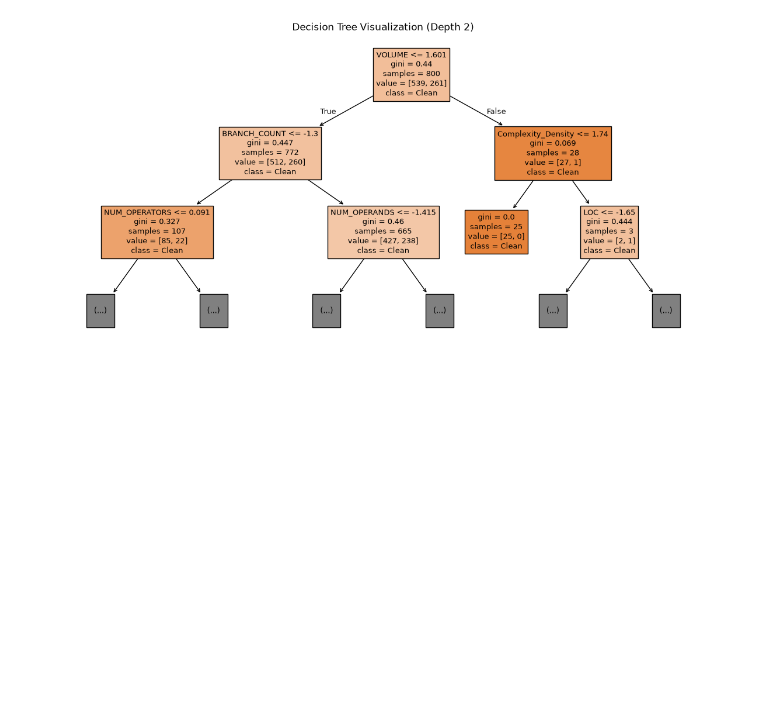
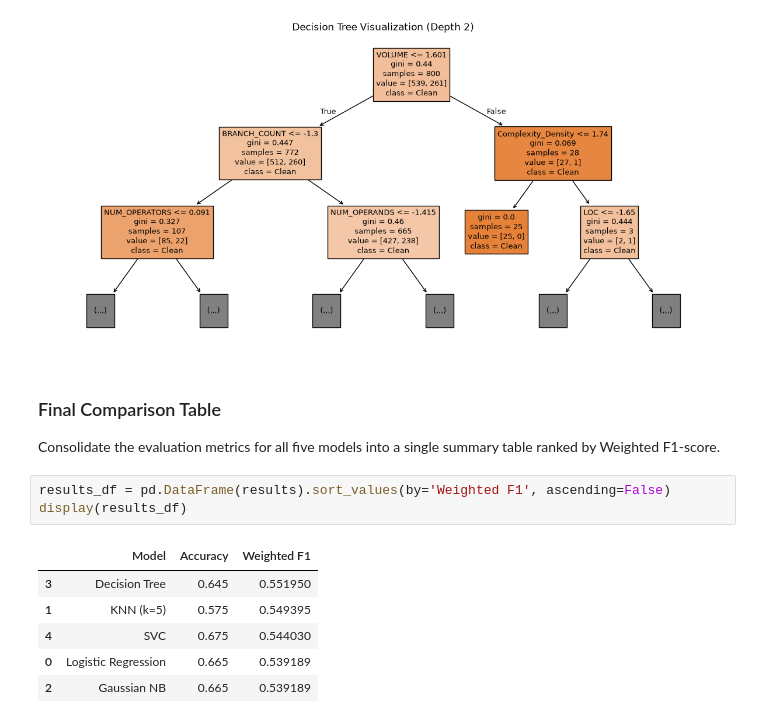
Before and after one commit to Aadhi-87/ML-Capstone-Project, a Jupyter notebook: notebooks/classification.ipynb, the cells around one changed output. Cells and saved outputs as stored; diff of their text form; blank space fills up the shorter version.

Commit message:
Final Table

```diff
--- a/notebooks/classification.ipynb
+++ b/notebooks/classification.ipynb
@@ -145,3 +145,16 @@ plt.show()
 [[135   0]
  [ 65   0]]
 [figure]
+# %% [markdown]
+### Final Comparison Table
+Consolidate the evaluation metrics for all five models into a single summary table ranked by Weighted F1-score.
+# %%
+results_df = pd.DataFrame(results).sort_values(by='Weighted F1', ascending=False)
+display(results_df)
+# %% [output]
+|  | Model | Accuracy | Weighted F1 |
+| 3 | Decision Tree | 0.645 | 0.551950 |
+| 1 | KNN (k=5) | 0.575 | 0.549395 |
+| 4 | SVC | 0.675 | 0.544030 |
+| 0 | Logistic Regression | 0.665 | 0.539189 |
+| 2 | Gaussian NB | 0.665 | 0.539189 |
```
